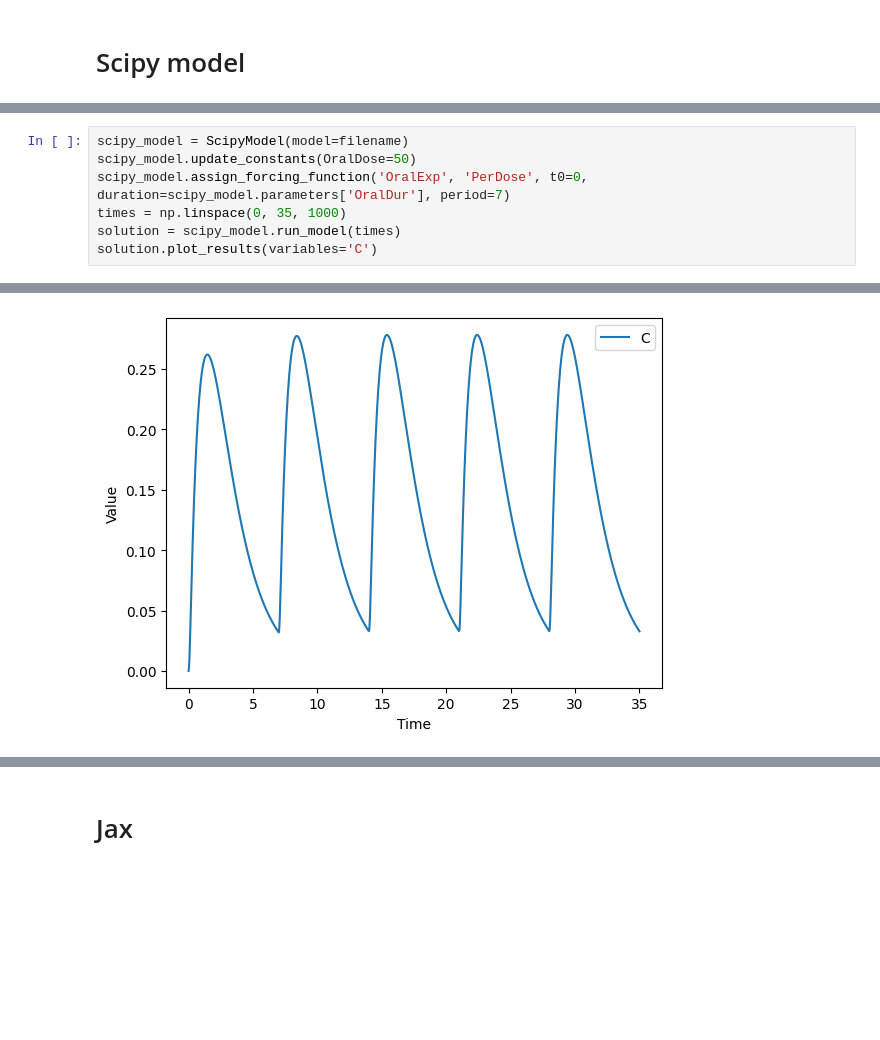
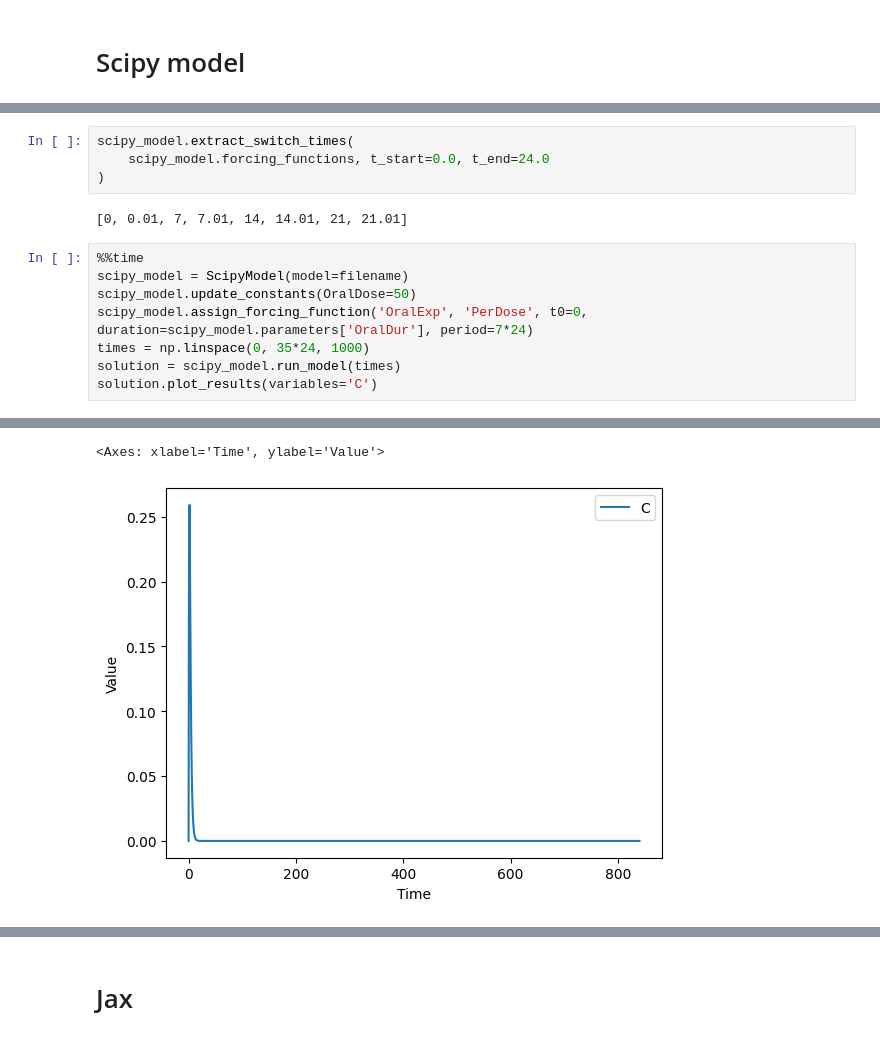
Before and after one commit to USEPA/PyMCSimMod, a Jupyter notebook: docs/notebooks/pk_dosing.ipynb, the cells around one changed output, grey strips where cells are left out. Saved outputs shown, nothing was run; the diff lists cells and outputs as text; blank space fills up the shorter version.

```diff
--- a/docs/notebooks/pk_dosing.ipynb
+++ b/docs/notebooks/pk_dosing.ipynb
@@ -25,8 +32,15 @@ WARNING: No t_error rule is defined
+# %%
+scipy_model.extract_switch_times(
+    scipy_model.forcing_functions, t_start=0.0, t_end=24.0
+)
+# %% [output]
+[0, 0.01, 7, 7.01, 14, 14.01, 21, 21.01]
 # %%
+%%time
 scipy_model = ScipyModel(model=filename)
 scipy_model.update_constants(OralDose=50)
-scipy_model.assign_forcing_function('OralExp', 'PerDose', t0=0, duration=scipy_model.parameters['OralDur'], period=7)
-times = np.linspace(0, 35, 1000)
+scipy_model.assign_forcing_function('OralExp', 'PerDose', t0=0, duration=scipy_model.parameters['OralDur'], period=7*24)
+times = np.linspace(0, 35*24, 1000)
 solution = scipy_model.run_model(times)
 solution.plot_results(variables='C')
 # %% [output]
@@ -35 +50,2 @@ WARNING: No t_error rule is defined
+<Axes: xlabel='Time', ylabel='Value'>
-[figure, old version]
+[figure, new version]
```
Also changed, not shown: parts of 12 cells of this notebook.
